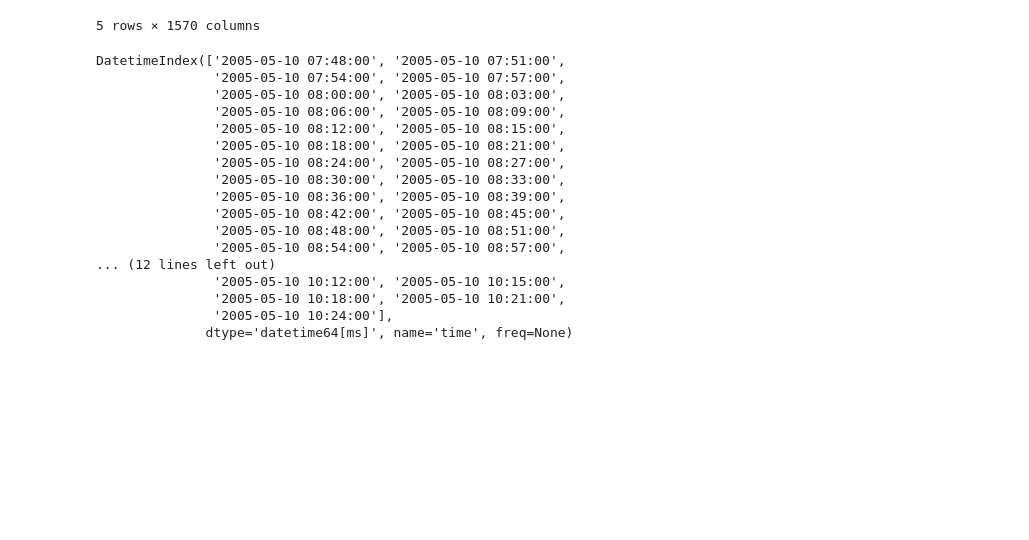
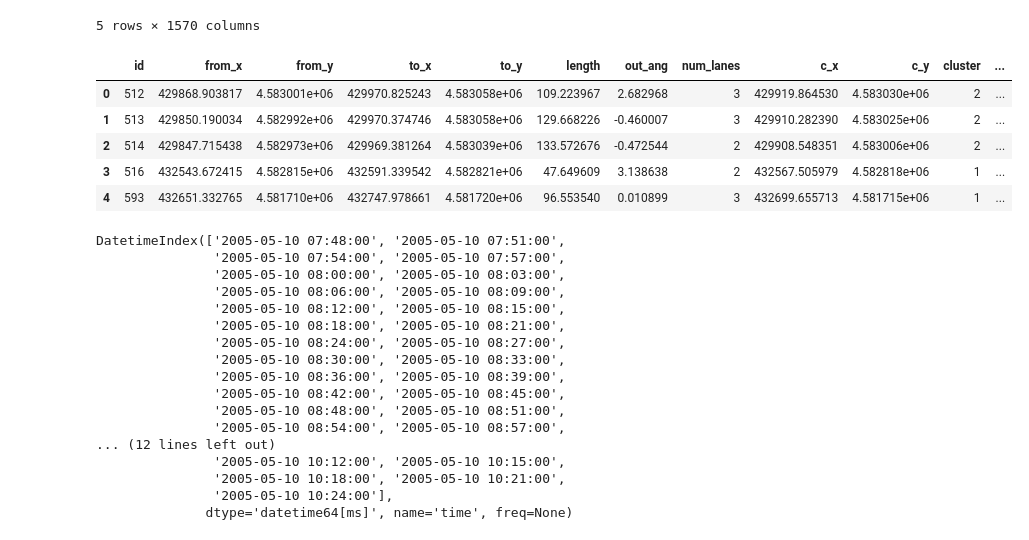
Before and after one commit to koenga/Projet-CE-1, a Jupyter notebook: Projet_MA2.ipynb, the cells around one changed output. Cells and saved outputs as stored; diff of their text form; code cells hidden in the pictures; blank space fills up the shorter version.

```diff
--- a/Projet_MA2.ipynb
+++ b/Projet_MA2.ipynb
@@ -337,6 +360,15 @@ df_linkSpeed.head()
 | 2005-05-10 07:57:00 | 10.377132 | 9.978746 | 11.079693 | 10.239193 | 11.465084 | 11.422663 | 0.0 | 11.485102 | 11.468658 | 10.193103 | ... | ... |
 | 2005-05-10 08:00:00 | 10.099598 | 10.778375 | 10.390805 | 10.758182 | 10.697243 | 11.173762 | 0.0 | 10.641167 | 10.648340 | 9.481818 | ... | ... |
 5 rows × 1570 columns
+# %%
+df_pos.head()
+# %% [output]
+|  | id | from_x | from_y | to_x | to_y | length | out_ang | num_lanes | c_x | c_y | cluster | ... |
+| 0 | 512 | 429868.903817 | 4.583001e+06 | 429970.825243 | 4.583058e+06 | 109.223967 | 2.682968 | 3 | 429919.864530 | 4.583030e+06 | 2 | ... |
+| 1 | 513 | 429850.190034 | 4.582992e+06 | 429970.374746 | 4.583058e+06 | 129.668226 | -0.460007 | 3 | 429910.282390 | 4.583025e+06 | 2 | ... |
+| 2 | 514 | 429847.715438 | 4.582973e+06 | 429969.381264 | 4.583039e+06 | 133.572676 | -0.472544 | 2 | 429908.548351 | 4.583006e+06 | 2 | ... |
+| 3 | 516 | 432543.672415 | 4.582815e+06 | 432591.339542 | 4.582821e+06 | 47.649609 | 3.138638 | 2 | 432567.505979 | 4.582818e+06 | 1 | ... |
+| 4 | 593 | 432651.332765 | 4.581710e+06 | 432747.978661 | 4.581720e+06 | 96.553540 | 0.010899 | 3 | 432699.655713 | 4.581715e+06 | 1 | ... |
 # %%
 list_timestep = df_linkSpeed.index.astype(str).tolist()
 # %%
```
Also changed, not shown: parts of 4 cells of this notebook.
